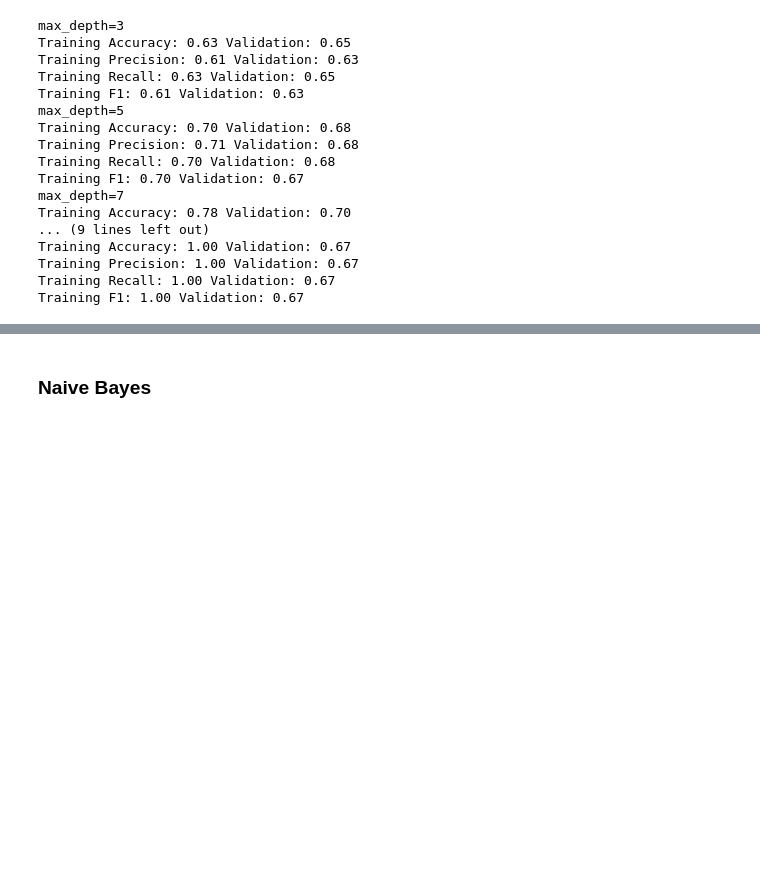
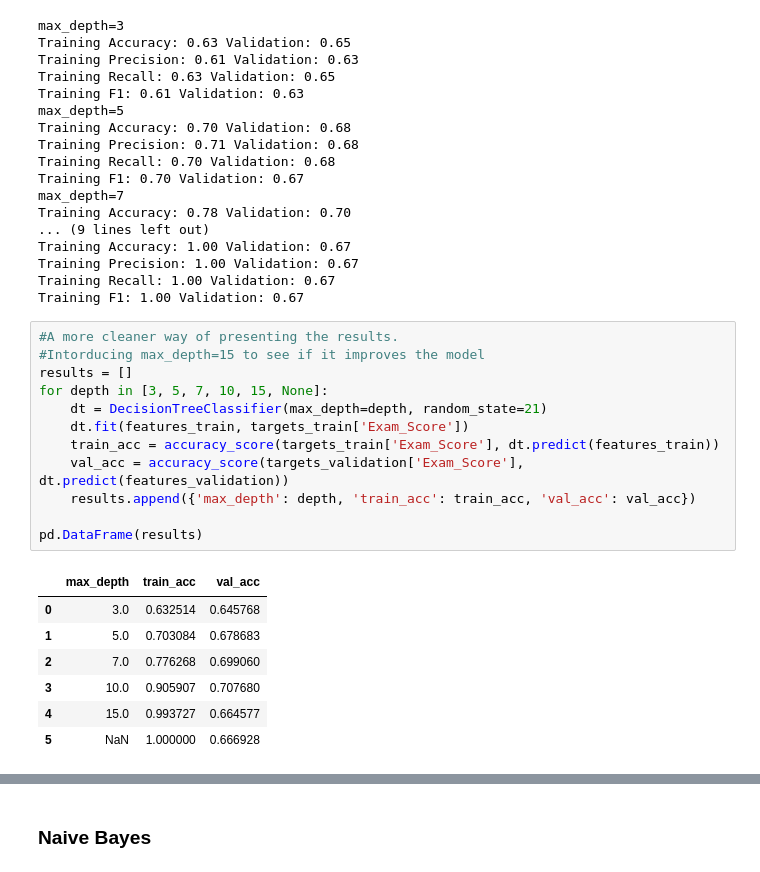
Before and after one commit to Wilbnil/Prakmas-2026, a Jupyter notebook: Oblig 1/Training and Evaluating Baseline Models.ipynb, the cells around one changed output, grey strips where cells are left out. Saved outputs shown, nothing was run; the diff lists cells and outputs as text; blank space fills up the shorter version.

```diff
--- a/Oblig 1/Training and Evaluating Baseline Models.ipynb
+++ b/Oblig 1/Training and Evaluating Baseline Models.ipynb
@@ -398,3 +399,23 @@ Training Accuracy: 1.00 Validation: 0.67
 Training Precision: 1.00 Validation: 0.67
 Training Recall: 1.00 Validation: 0.67
 Training F1: 1.00 Validation: 0.67
+# %%
+#A more cleaner way of presenting the results.
+#Intorducing max_depth=15 to see if it improves the model
+results = []
+for depth in [3, 5, 7, 10, 15, None]:
+    dt = DecisionTreeClassifier(max_depth=depth, random_state=21)
+    dt.fit(features_train, targets_train['Exam_Score'])
+    train_acc = accuracy_score(targets_train['Exam_Score'], dt.predict(features_train))
+    val_acc = accuracy_score(targets_validation['Exam_Score'], dt.predict(features_validation))
+    results.append({'max_depth': depth, 'train_acc': train_acc, 'val_acc': val_acc})
+
+pd.DataFrame(results)
+# %% [output]
+|  | max_depth | train_acc | val_acc |
+| 0 | 3.0 | 0.632514 | 0.645768 |
+| 1 | 5.0 | 0.703084 | 0.678683 |
+| 2 | 7.0 | 0.776268 | 0.699060 |
+| 3 | 10.0 | 0.905907 | 0.707680 |
+| 4 | 15.0 | 0.993727 | 0.664577 |
+| 5 | NaN | 1.000000 | 0.666928 |
```
Also changed, not shown: parts of 2 cells of this notebook.
